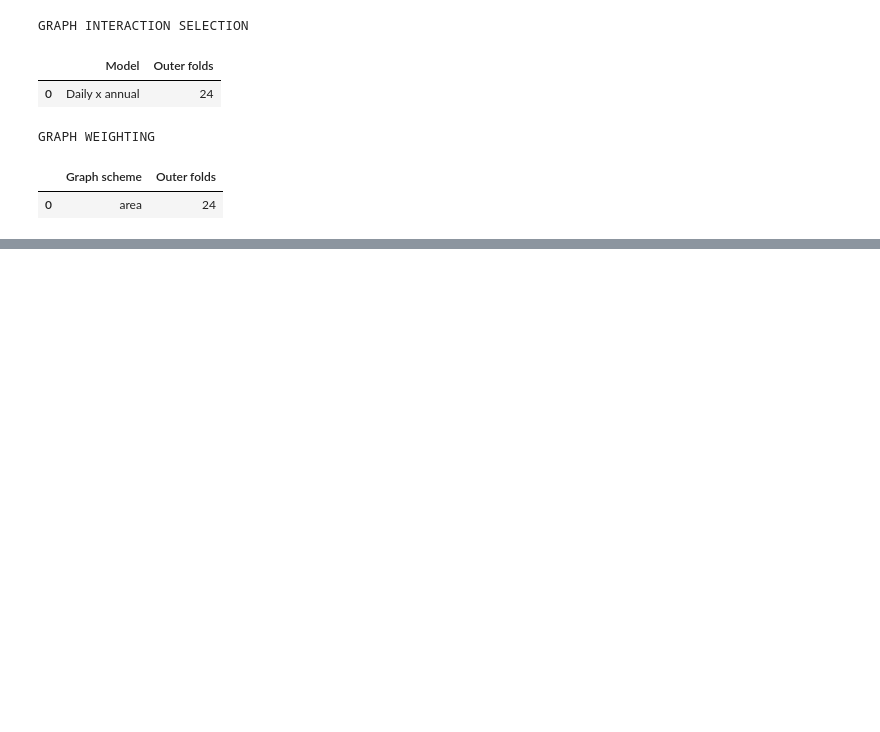
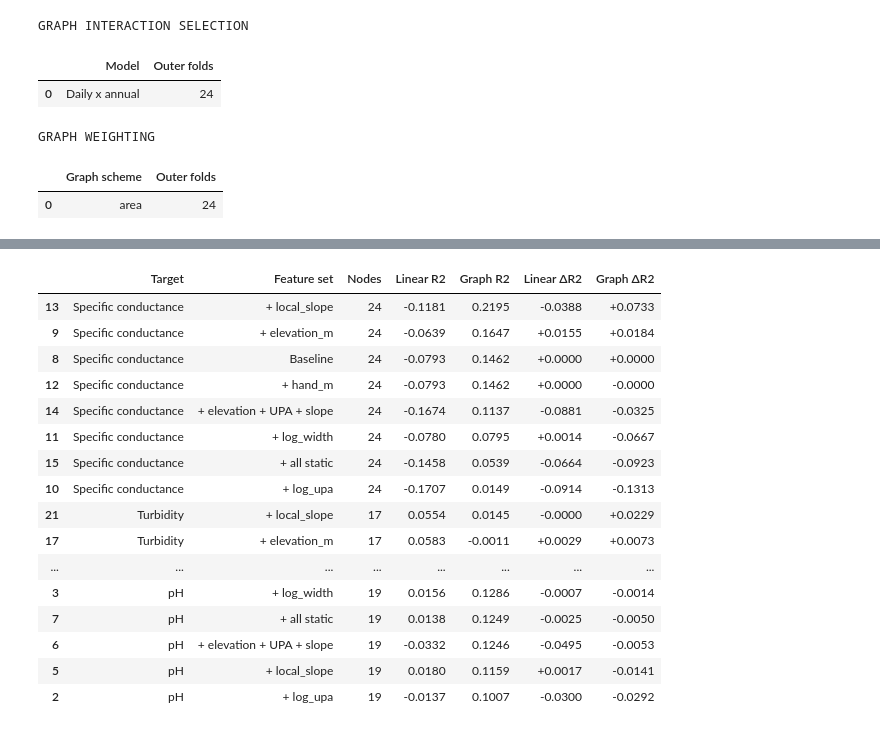
Before and after one commit to andrewc156/rivernets, a Jupyter notebook: largest_uncompressed_laplacian.ipynb, the cells around one changed output, grey strips where cells are left out. Saved outputs shown, nothing was run; the diff lists cells and outputs as text; code cells hidden in the pictures; blank space fills up the shorter version.

```diff
--- a/largest_uncompressed_laplacian.ipynb
+++ b/largest_uncompressed_laplacian.ipynb
@@ -13870,0 +15742,87 @@ GRAPH WEIGHTING
+# %%
+# ============================================================
+# COMBINE R^2 RESULTS FOR pH, CONDUCTANCE, AND TURBIDITY
+# ============================================================
+
+three_target_results = pd.concat(
+
+    [
+        ph_static_results.assign(
+            Target="pH"
+        ),
+
+        cond_static_results.assign(
+            Target="Specific conductance"
+        ),
+
+        turb_static_results.assign(
+            Target="Turbidity"
+        )
+    ],
+
+    ignore_index=True
+)
+
+
+three_target_r2 = (
+    three_target_results[
+        [
+            "Target",
+            "Feature set",
+            "Nodes",
+            "Linear R2",
+            "Graph R2",
+            "Linear ΔR2",
+            "Graph ΔR2"
+        ]
+    ]
+    .copy()
+)
+
+
+display(
+    three_target_r2
+    .sort_values(
+        [
+            "Target",
+            "Graph R2"
+        ],
+        ascending=[
+            True,
+            False
+        ]
+    )
+    .style
+    .format({
+
+        "Linear R2":
+            "{:.4f}",
+
+        "Graph R2":
+            "{:.4f}",
+
+        "Linear ΔR2":
+            "{:+.4f}",
+
+        "Graph ΔR2":
+            "{:+.4f}"
+    })
+)
+# %% [output]
+|  | Target | Feature set | Nodes | Linear R2 | Graph R2 | Linear ΔR2 | Graph ΔR2 |
+| 13 | Specific conductance | + local_slope | 24 | -0.1181 | 0.2195 | -0.0388 | +0.0733 |
+| 9 | Specific conductance | + elevation_m | 24 | -0.0639 | 0.1647 | +0.0155 | +0.0184 |
+| 8 | Specific conductance | Baseline | 24 | -0.0793 | 0.1462 | +0.0000 | +0.0000 |
+| 12 | Specific conductance | + hand_m | 24 | -0.0793 | 0.1462 | +0.0000 | -0.0000 |
+| 14 | Specific conductance | + elevation + UPA + slope | 24 | -0.1674 | 0.1137 | -0.0881 | -0.0325 |
+| 11 | Specific conductance | + log_width | 24 | -0.0780 | 0.0795 | +0.0014 | -0.0667 |
+| 15 | Specific conductance | + all static | 24 | -0.1458 | 0.0539 | -0.0664 | -0.0923 |
+| 10 | Specific conductance | + log_upa | 24 | -0.1707 | 0.0149 | -0.0914 | -0.1313 |
+| 21 | Turbidity | + local_slope | 17 | 0.0554 | 0.0145 | -0.0000 | +0.0229 |
+| 17 | Turbidity | + elevation_m | 17 | 0.0583 | -0.0011 | +0.0029 | +0.0073 |
+| ... | ... | ... | ... | ... | ... | ... | ... |
+| 3 | pH | + log_width | 19 | 0.0156 | 0.1286 | -0.0007 | -0.0014 |
+| 7 | pH | + all static | 19 | 0.0138 | 0.1249 | -0.0025 | -0.0050 |
+| 6 | pH | + elevation + UPA + slope | 19 | -0.0332 | 0.1246 | -0.0495 | -0.0053 |
+| 5 | pH | + local_slope | 19 | 0.0180 | 0.1159 | +0.0017 | -0.0141 |
+| 2 | pH | + log_upa | 19 | -0.0137 | 0.1007 | -0.0300 | -0.0292 |
```
Also changed, not shown: parts of 46 cells of this notebook.
